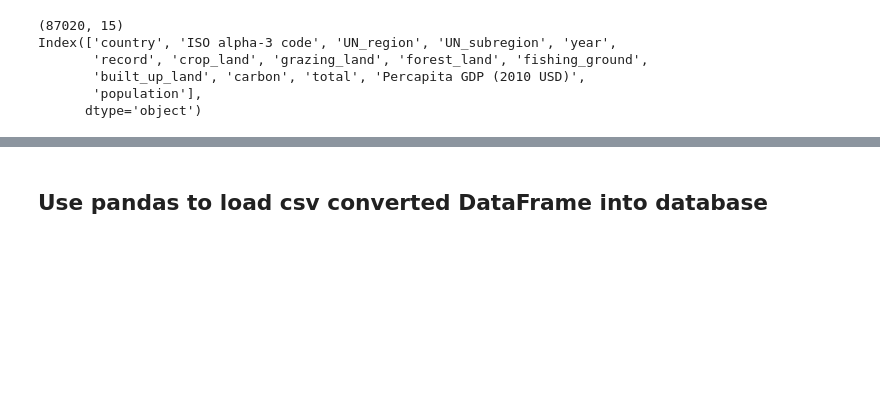
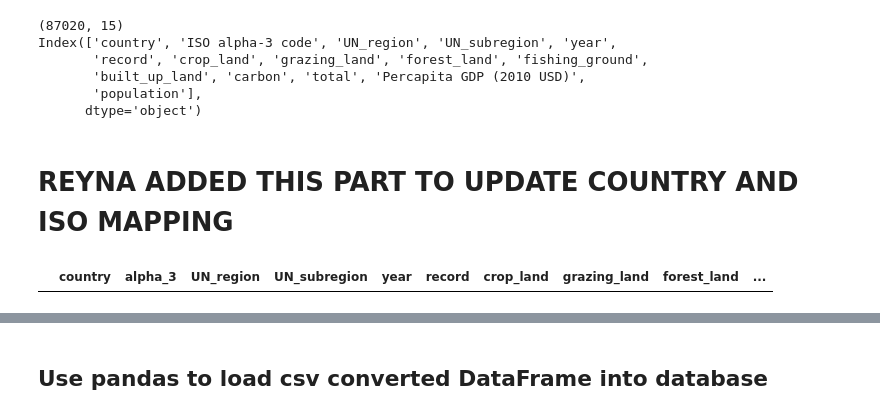
Before and after one commit to Reynazhang2014/ETL_Project, a Jupyter notebook: NFA.ipynb, the cells around one changed output, grey strips where cells are left out. Saved outputs shown, nothing was run; the diff lists cells and outputs as text; code cells hidden in the pictures; blank space fills up the shorter version.

```diff
--- a/NFA.ipynb
+++ b/NFA.ipynb
@@ -20,6 +104,58 @@ Index(['country', 'ISO alpha-3 code', 'UN_region', 'UN_subregion', 'year',
        'built_up_land', 'carbon', 'total', 'Percapita GDP (2010 USD)',
        'population'],
       dtype='object')
+# %% [markdown]
+# REYNA ADDED THIS PART TO UPDATE COUNTRY AND ISO MAPPING
+# %%
+#find not joinable countries for NFA and CO2 datasets
+merged_nfa = pd.merge(NFA_df1,iso_country,on = 'country',how = 'left')
+unique_country_nfa = sorted(merged_nfa[merged_nfa.iso_code.isnull()]['country'].unique())
+merged_co2 = pd.merge(NFA_df1,iso_country,on = 'country',how = 'right')
+unique_country_co2 = sorted(merged_co2[merged_co2.alpha_3.isnull()]['country'].unique())
+
+#manually create the mapping for not matching countries in NFA. Will use this mapping to update NFA country names
+
+to_change = {'Brunei Darussalam':'Brunei',
+ 'Cabo Verde':'Cape Verde',
+ 'Congo, Democratic Republic of':'Congo, Dem Rep',
+ 'Czechoslovakia':'',#no longer exists
+ "Côte d'Ivoire":'Cote dIvoire (IvoryCoast)',
+ 'Ethiopia PDR':'', #no longer exists
+ 'Iran, Islamic Republic of':'Iran',
+ "Korea, Democratic People's Republic of":'Korea, North',
+ 'Korea, Republic of':'Korea, South',
+ "Lao People's Democratic Republic":'Laos',
+ 'Libyan Arab Jamahiriya':'Libya',
+ 'Macedonia TFYR':'Macedonia',
+ #'Micronesia, Federated States of':'', #added in map_iso_country
+ 'Myanmar':'Burma',
+# 'Namibia', #added in map_iso_country
+ 'Russian Federation':'Russia',
+ 'Réunion':'Reunion',
+ 'Serbia and Montenegro':'', #no longer exists
+ 'South Sudan':'Sudan',
+ 'Sudan (former)':'', #no longer exists
+ 'Syrian Arab Republic':'Syria',
+ 'Tanzania, United Republic of':'Tanzania',
+ 'Timor-Leste':'Timor-Leste (East Timor)',
+ 'USSR':'', #Soviet Union no longer exists
+ 'United States of America':'United States',
+ 'Venezuela, Bolivarian Republic of':'Venezuela',
+ 'Viet Nam':'Vietnam',
+ 'World':'', #world is not a country
+ 'Yugoslav SFR':'' #no longer exists
+            }
+
+#update NFA not matching country names
+NFA_df1['country'].replace(to_change,inplace = True)
+NFA_df = pd.merge(NFA_df1,iso_country,on = 'country',how = 'left')
+#remove not valid countries that was set '' in previously in dictionary
+NFA_df = NFA_df[NFA_df['country'] != '']
+
+#sanity check to see if there are still not matched ISO code
+NFA_df[NFA_df.iso_code.isnull()]
+# %% [output]
+|  | country | alpha_3 | UN_region | UN_subregion | year | record | crop_land | grazing_land | forest_land | ... |
 # %%
 # create country/ountry_code table and clean it
 countries_df=NFA_df[["alpha_3","country"]].drop_duplicates(keep="first")
```
Also changed, not shown: parts of 23 cells of this notebook.
